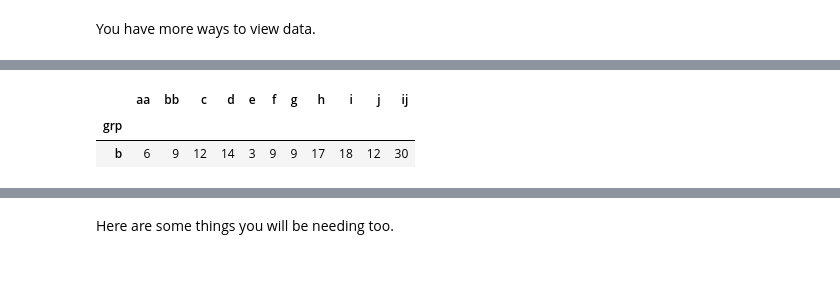
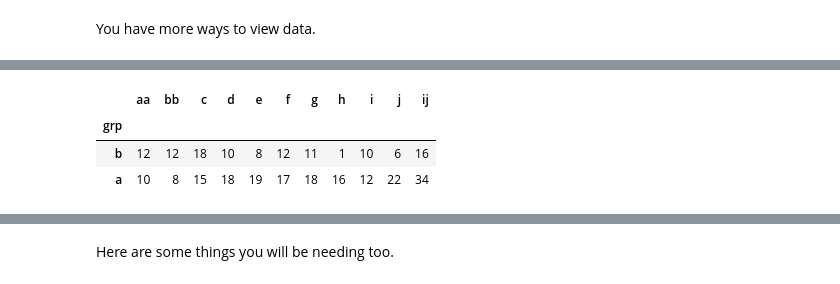
Before and after one commit to JoveSystems/learn-pandas-in-y-minutes, a Jupyter notebook: learn-pandas-in-y-minutes.ipynb, the cells around one changed output, grey strips where cells are left out. Cells and saved outputs as stored; diff of their text form; code cells hidden in the pictures.

```diff
--- a/learn-pandas-in-y-minutes.ipynb
+++ b/learn-pandas-in-y-minutes.ipynb
@@ -137,13 +140,14 @@ df.sort_values(by=['ij'], ascending=[False])[['ij']]
 # %%
 # You can chain operations.
-df.loc[df['ij'] > 10] \
+df[df['ij'] > 5] \
   .groupby(['grp']) \
   .agg('sum') \
   .sort_values(['ij'], ascending=[True])
 # %% [output]
 |  | aa | bb | c | d | e | f | g | h | i | j | ij |
 | grp |  |  |  |  |  |  |  |  |  |  |  |
-| b | 6 | 9 | 12 | 14 | 3 | 9 | 9 | 17 | 18 | 12 | 30 |
+| b | 12 | 12 | 18 | 10 | 8 | 12 | 11 | 1 | 10 | 6 | 16 |
+| a | 10 | 8 | 15 | 18 | 19 | 17 | 18 | 16 | 12 | 22 | 34 |
 # %%
 # This is how you join.
 # There are variants (left, right, inner, outer) available.
```
Also changed, not shown: parts of 49 cells of this notebook.
